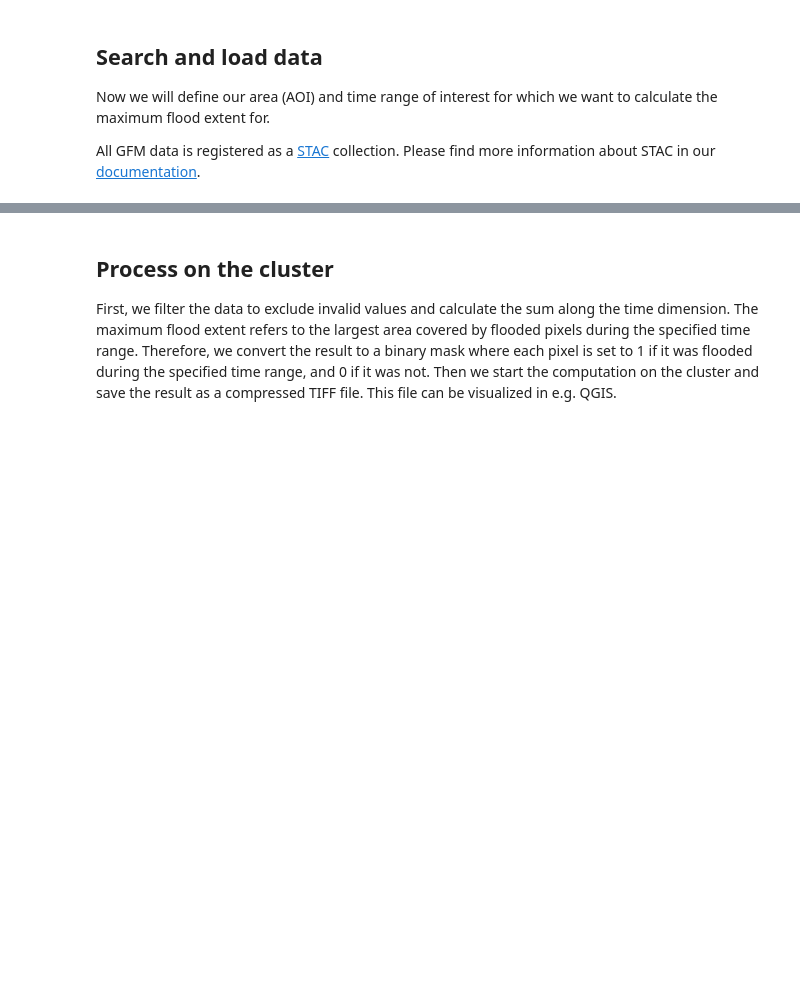
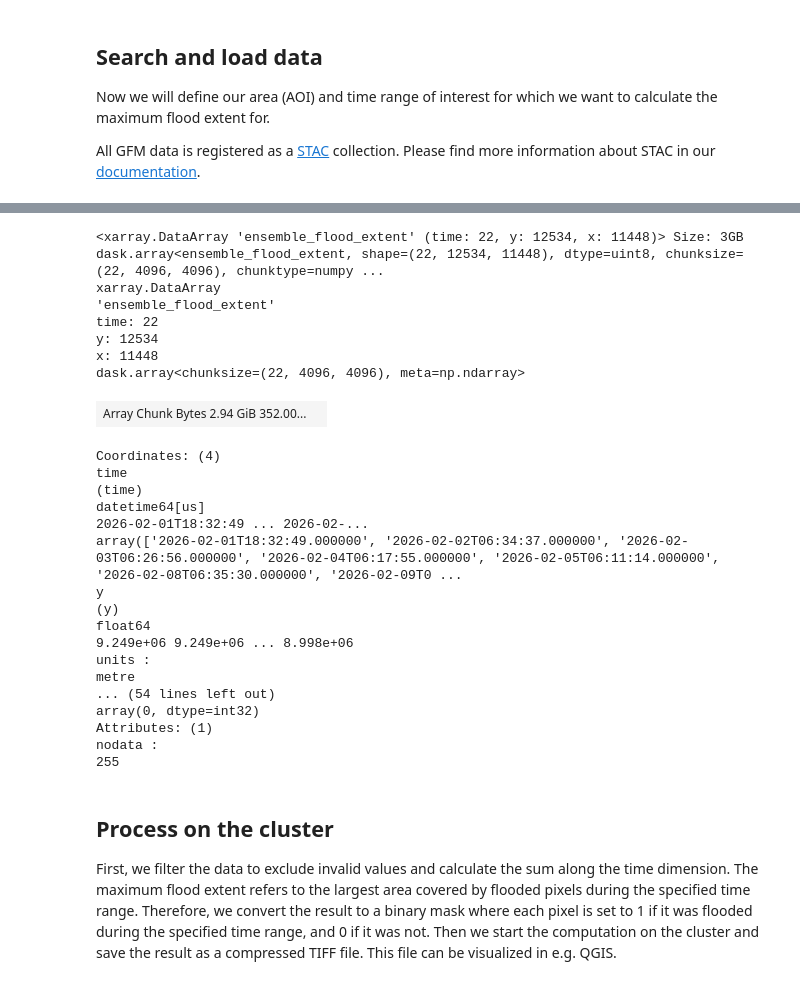
Before and after one commit to eodcgmbh/eodc-examples, a Jupyter notebook: demos/GFM/gfm_maximum_flood_extent_dask.ipynb, the cells around one changed output, grey strips where cells are left out. Drawn from its saved outputs; the diff is of its cells as text; code cells hidden in the pictures; blank space fills up the shorter version.

```diff
--- a/demos/GFM/gfm_maximum_flood_extent_dask.ipynb
+++ b/demos/GFM/gfm_maximum_flood_extent_dask.ipynb
@@ -72,16 +94,16 @@ cluster_options.worker_cores = 8
 cluster_options.worker_memory = 16
 
 # Specify the Docker image to use for the workers
-cluster_options.image = "ghcr.io/eodcgmbh/cluster_image:2025.7.1"
+cluster_options.image = "ghcr.io/eodcgmbh/cluster_image:2025.9.3"
 
 # Create a new cluster with the specified options
 cluster = gateway.new_cluster(cluster_options)
 
 # Automatically scale the cluster between 1 and 10 workers based on workload
-cluster.adapt(1, 10)
+# cluster.adapt(1, 2)
 
 # Optionally, scale the cluster to use only one worker
-# cluster.scale(1)
+cluster.scale(1)
 
 # Get a Dask client for the cluster
 client = cluster.get_client()
@@ -134,26 +161,55 @@ necessary metadata is saved in each STAC item.
 # %%
 # Extract the coordinate reference system (CRS) from the first item's properties
 crs = pyproj.CRS.from_wkt(items[0].properties["proj:wkt2"])
 
 # Set the resolution of the data
 resolution = items[0].properties['gsd']
 
 # Specify the bands to load
 bands = ["ensemble_flood_extent"]
 
 # Load the data using odc-stac with the specified parameters
 xx = odc_stac.load(
     items,
     bbox=aoi.bounds,   # Define the bounding box for the area of interest
     crs=crs,   # Set the coordinate reference system
     bands=bands,   # Specify the bands to load
     resolution=resolution,   # Set the resolution of the data
     dtype='uint8',   # Define the data type
-    chunks={"x": 1000, "y": 1000, "time": -1},  # Set the chunk size for Dask
+    chunks={"x": 4096, "y": 4096, "time": -1},  # Set the chunk size for Dask
+    dask_client=client,
+    groupby="solar_day"
 )
 
 # Extract the 'ensemble_flood_extent' data from the loaded dataset
 data = xx.ensemble_flood_extent
+data
+# %% [output]
+<xarray.DataArray 'ensemble_flood_extent' (time: 22, y: 12534, x: 11448)> Size: 3GB dask.array<ensemble_flood_extent, shape=(22, 12534, 11448), dtype=uint8, chunksize=(22, 4096, 4096), chunktype=numpy ...
+xarray.DataArray
+'ensemble_flood_extent'
+time: 22
+y: 12534
+x: 11448
+dask.array<chunksize=(22, 4096, 4096), meta=np.ndarray>
+| Array Chunk Bytes 2.94 GiB 352.00... |  |
+Coordinates: (4)
+time
+(time)
+datetime64[us]
+2026-02-01T18:32:49 ... 2026-02-...
+array(['2026-02-01T18:32:49.000000', '2026-02-02T06:34:37.000000', '2026-02-03T06:26:56.000000', '2026-02-04T06:17:55.000000', '2026-02-05T06:11:14.000000', '2026-02-08T06:35:30.000000', '2026-02-09T0 ...
+y
+(y)
+float64
+9.249e+06 9.249e+06 ... 8.998e+06
+units :
+metre
+... (54 lines left out)
+array(0, dtype=int32)
+Attributes: (1)
+nodata :
+255
 # %% [markdown]
 ## Process on the cluster
 
```
Also changed, not shown: parts of 16 cells of this notebook.
